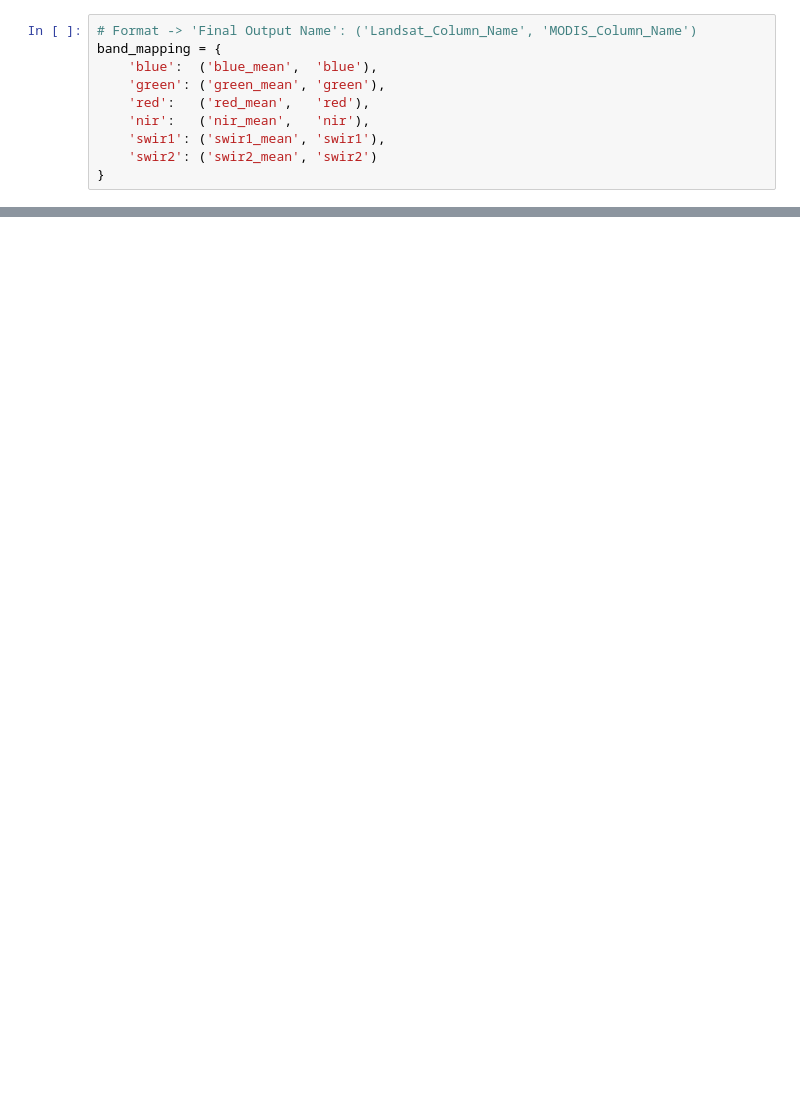
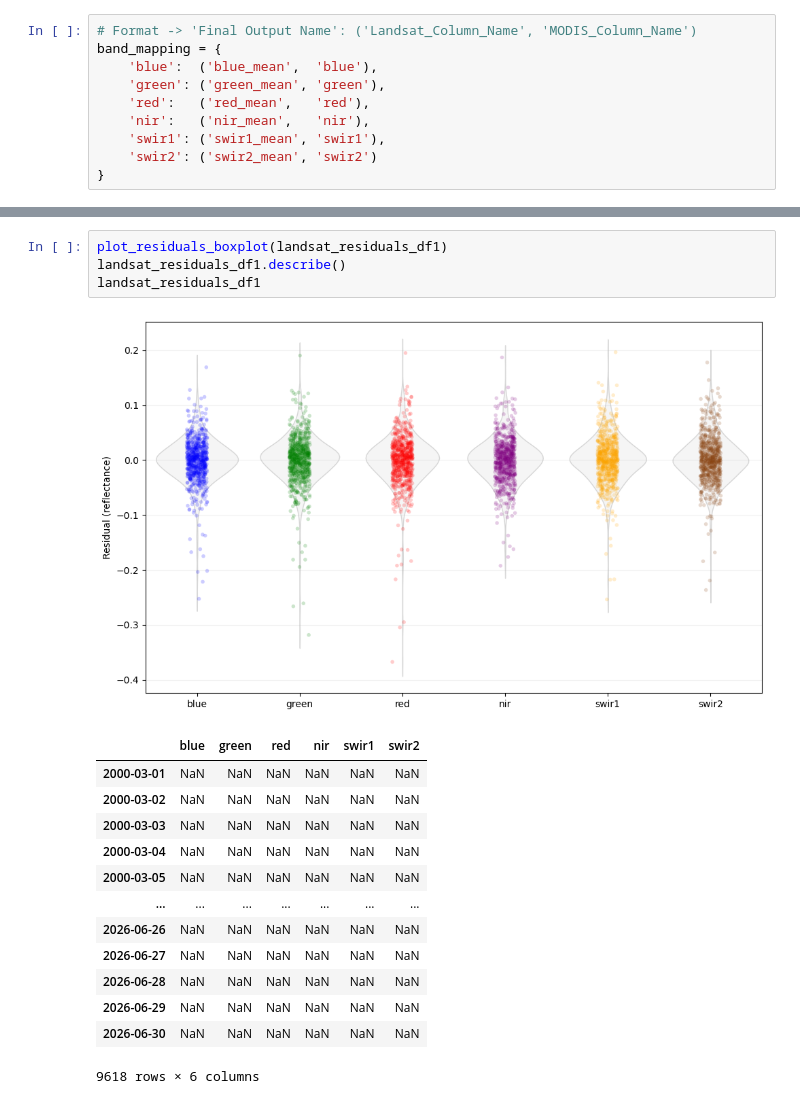
Before and after one commit to pibonacic/groundwater-remote-sensing, a Jupyter notebook: code/13b_modis-landsat.ipynb, the cells around one changed output, grey strips where cells are left out. Cells and saved outputs as stored; diff of their text form; blank space fills up the shorter version.

```diff
--- a/code/13b_modis-landsat.ipynb
+++ b/code/13b_modis-landsat.ipynb
@@ -151 +408,20 @@ Metrics swir2 - R2: 0.80 | MAE: 0.03 | RMSE: 0.05
+# %%
+plot_residuals_boxplot(landsat_residuals_df1)
+landsat_residuals_df1.describe()
+landsat_residuals_df1
+# %% [output]
+[figure, added]
+|  | blue | green | red | nir | swir1 | swir2 |
+| 2000-03-01 | NaN | NaN | NaN | NaN | NaN | NaN |
+| 2000-03-02 | NaN | NaN | NaN | NaN | NaN | NaN |
+| 2000-03-03 | NaN | NaN | NaN | NaN | NaN | NaN |
+| 2000-03-04 | NaN | NaN | NaN | NaN | NaN | NaN |
+| 2000-03-05 | NaN | NaN | NaN | NaN | NaN | NaN |
+| ... | ... | ... | ... | ... | ... | ... |
+| 2026-06-26 | NaN | NaN | NaN | NaN | NaN | NaN |
+| 2026-06-27 | NaN | NaN | NaN | NaN | NaN | NaN |
+| 2026-06-28 | NaN | NaN | NaN | NaN | NaN | NaN |
+| 2026-06-29 | NaN | NaN | NaN | NaN | NaN | NaN |
+| 2026-06-30 | NaN | NaN | NaN | NaN | NaN | NaN |
+9618 rows × 6 columns
 # %%
```
Also changed, not shown: parts of 9 cells of this notebook, 2 other files.
